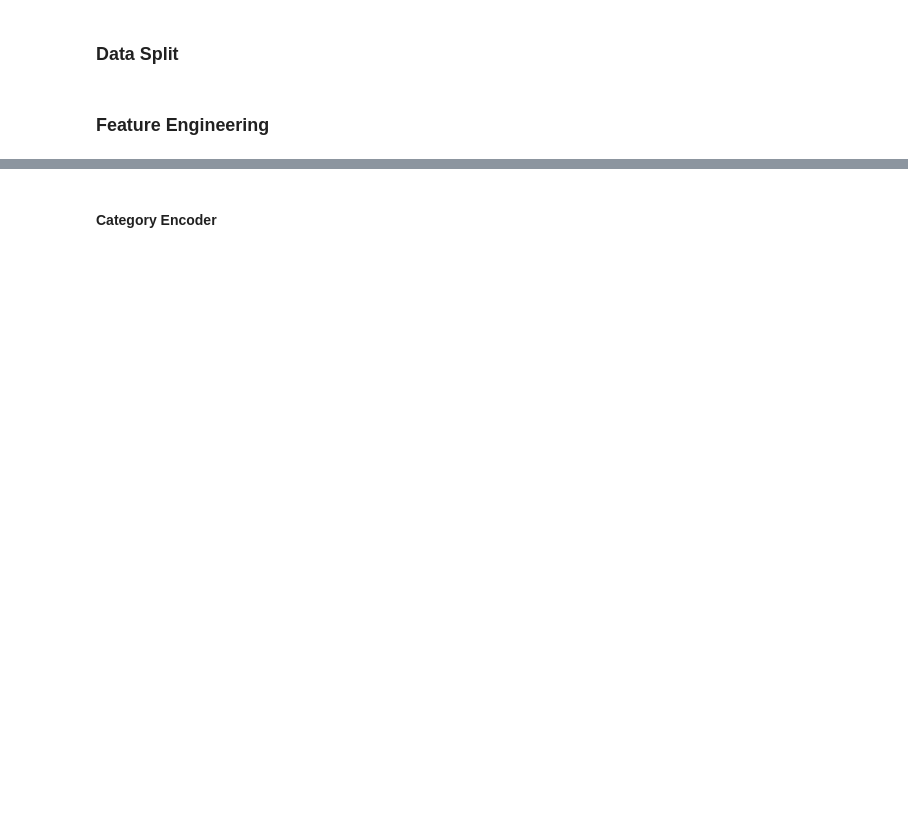
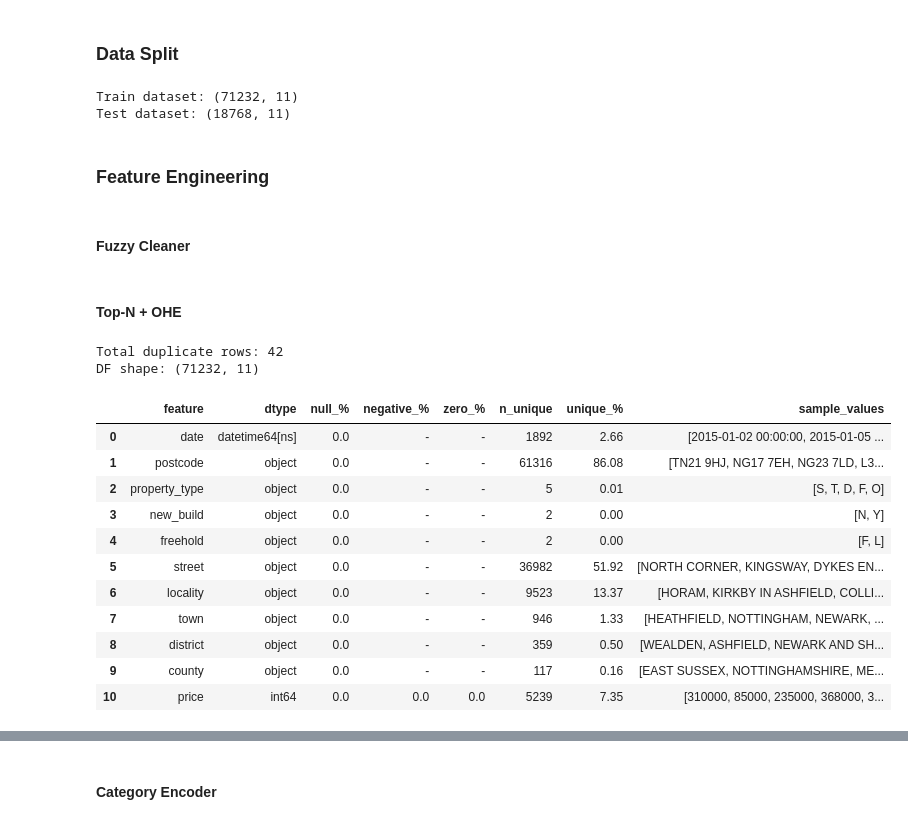
Before and after one commit to rbennum/house-price-prediction, a Jupyter notebook: notebooks/uk_house_price.ipynb, the cells around one changed output, grey strips where cells are left out. Cells and saved outputs as stored; diff of their text form; code cells hidden in the pictures; blank space fills up the shorter version.

```diff
--- a/notebooks/uk_house_price.ipynb
+++ b/notebooks/uk_house_price.ipynb
@@ -353,2 +367,10 @@ df_temp = df.copy()
 # %% [markdown]
 ### Data Split
+# %%
+df_train = df.loc[df['date'] < '2022']
+df_test = df.loc[df['date'] >= '2022']
+print(f'Train dataset: {df_train.shape}')
+print(f'Test dataset: {df_test.shape}')
+# %% [output]
+Train dataset: (71232, 11)
+Test dataset: (18768, 11)
@@ -355,2 +380,4 @@ df_temp = df.copy()
 # %% [markdown]
 ### Feature Engineering
+# %% [markdown]
+#### Fuzzy Cleaner
@@ -356,0 +428,2 @@ df_temp = df.copy()
+# %% [markdown]
+#### Top-N + OHE
@@ -356,0 +462,17 @@ df_temp = df.copy()
+# %%
+utils.skim_data(df_train)
+# %% [output]
+Total duplicate rows: 42
+DF shape: (71232, 11)
+|  | feature | dtype | null_% | negative_% | zero_% | n_unique | unique_% | sample_values |
+| 0 | date | datetime64[ns] | 0.0 | - | - | 1892 | 2.66 | [2015-01-02 00:00:00, 2015-01-05 ... |
+| 1 | postcode | object | 0.0 | - | - | 61316 | 86.08 | [TN21 9HJ, NG17 7EH, NG23 7LD, L3... |
+| 2 | property_type | object | 0.0 | - | - | 5 | 0.01 | [S, T, D, F, O] |
+| 3 | new_build | object | 0.0 | - | - | 2 | 0.00 | [N, Y] |
+| 4 | freehold | object | 0.0 | - | - | 2 | 0.00 | [F, L] |
+| 5 | street | object | 0.0 | - | - | 36982 | 51.92 | [NORTH CORNER, KINGSWAY, DYKES EN... |
+| 6 | locality | object | 0.0 | - | - | 9523 | 13.37 | [HORAM, KIRKBY IN ASHFIELD, COLLI... |
+| 7 | town | object | 0.0 | - | - | 946 | 1.33 | [HEATHFIELD, NOTTINGHAM, NEWARK, ... |
+| 8 | district | object | 0.0 | - | - | 359 | 0.50 | [WEALDEN, ASHFIELD, NEWARK AND SH... |
+| 9 | county | object | 0.0 | - | - | 117 | 0.16 | [EAST SUSSEX, NOTTINGHAMSHIRE, ME... |
+| 10 | price | int64 | 0.0 | 0.0 | 0.0 | 5239 | 7.35 | [310000, 85000, 235000, 368000, 3... |
```
Also changed, not shown: parts of 10 cells of this notebook.
